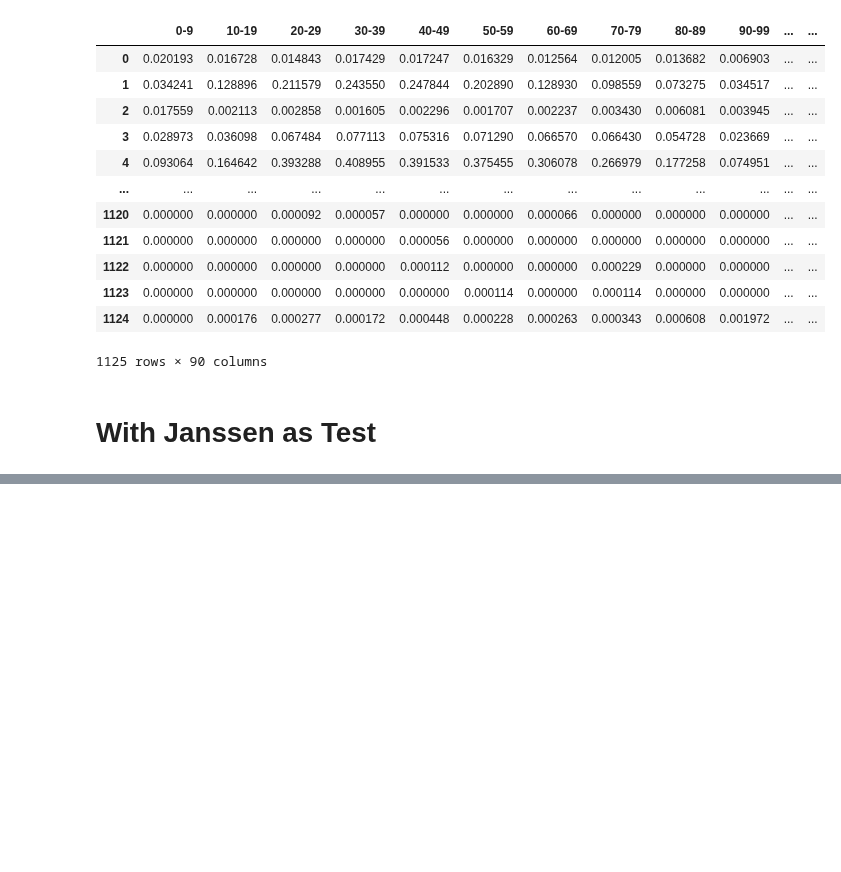
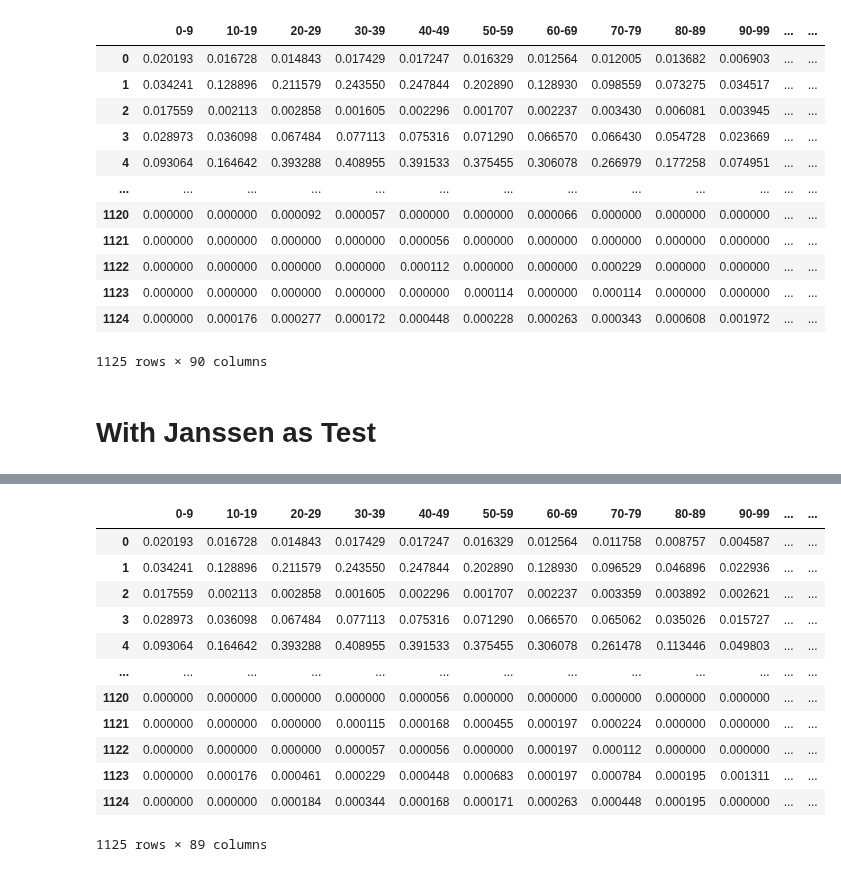
Before and after one commit to ZaNioxX/Masterarbeit, a Jupyter notebook: Machine_Learning/create_embeddings.ipynb, the cells around one changed output, grey strips where cells are left out. Drawn from its saved outputs; the diff is of its cells as text; code cells hidden in the pictures; blank space fills up the shorter version.

```diff
--- a/Machine_Learning/create_embeddings.ipynb
+++ b/Machine_Learning/create_embeddings.ipynb
@@ -183,0 +531,5 @@ y_test.to_csv('../Machine_Learning/y_test_Janssen.csv', index=False)
+# %%
+X = df[['symptom']]
+y = df['y_true']
+print(X.shape)
+print(y.shape)
@@ -183,0 +558,9 @@ y_test.to_csv('../Machine_Learning/y_test_Janssen.csv', index=False)
+# %%
+embedding_info = ce.get_embedding_info(X)
+X_encoded, encoders = ce.get_label_encoded_data(X)
+
+X_train, X_test, y_train, y_test = train_test_split(X_encoded, y)
+
+# Get embeddings
+embeddings = ce.get_embeddings(X_train, y_train, categorical_embedding_info=embedding_info,
+                               is_classification=True, epochs=100, batch_size=256)
@@ -183,0 +585,3 @@ y_test.to_csv('../Machine_Learning/y_test_Janssen.csv', index=False)
+# %%
+df_embedded = ce.fit_transform(df, embeddings=embeddings, encoders=encoders, drop_categorical_vars=True)
+df_embedded.head()
@@ -183,0 +596,24 @@ y_test.to_csv('../Machine_Learning/y_test_Janssen.csv', index=False)
+# %%
+num_attribs = ['0-9', '10-19', '20-29', '30-39', '40-49', '50-59', '60-69', '70-79', '80-89', '90-99', '100-109',
+               '110-119', 'NUMDAYS_0-1', 'NUMDAYS_2-3', 'NUMDAYS_4-5', 'NUMDAYS_6-7', 'NUMDAYS_8-9', 'NUMDAYS_10-11',
+               'NUMDAYS_12-13', 'NUMDAYS_14+', 'DIED', 'L_THREAT', 'HOSPITAL', 'X_STAY', 'DISABLE', 'BIRTH_DEFECT',
+               'DE', 'De', 'dE', 'de', 'SERIOUS Y', 'SERIOUS N', 'SEX_M', 'SEX_F', 'SEX_U']
+
+# Separate features and target
+X = df_embedded.drop(columns=['y_true'])
+y_true = df_embedded['y_true']
+
+num_pipeline = Pipeline([
+    ('imputer', SimpleImputer(strategy='mean')),
+    ('min_max_scaler', MinMaxScaler())
+])
+
+full_pipeline = ColumnTransformer([
+    ('num', num_pipeline, num_attribs)
+], remainder='passthrough')
+
+# Apply transformation
+X_transformed = full_pipeline.fit_transform(X)
+
+# Combine the transformed features with the target
+df_transformed = pd.DataFrame(X_transformed, columns=X.columns)
@@ -183,0 +640,16 @@ y_test.to_csv('../Machine_Learning/y_test_Janssen.csv', index=False)
+# %%
+df_transformed
+# %% [output]
+|  | 0-9 | 10-19 | 20-29 | 30-39 | 40-49 | 50-59 | 60-69 | 70-79 | 80-89 | 90-99 | ... | ... |
+| 0 | 0.020193 | 0.016728 | 0.014843 | 0.017429 | 0.017247 | 0.016329 | 0.012564 | 0.011758 | 0.008757 | 0.004587 | ... | ... |
+| 1 | 0.034241 | 0.128896 | 0.211579 | 0.243550 | 0.247844 | 0.202890 | 0.128930 | 0.096529 | 0.046896 | 0.022936 | ... | ... |
+| 2 | 0.017559 | 0.002113 | 0.002858 | 0.001605 | 0.002296 | 0.001707 | 0.002237 | 0.003359 | 0.003892 | 0.002621 | ... | ... |
+| 3 | 0.028973 | 0.036098 | 0.067484 | 0.077113 | 0.075316 | 0.071290 | 0.066570 | 0.065062 | 0.035026 | 0.015727 | ... | ... |
+| 4 | 0.093064 | 0.164642 | 0.393288 | 0.408955 | 0.391533 | 0.375455 | 0.306078 | 0.261478 | 0.113446 | 0.049803 | ... | ... |
+| ... | ... | ... | ... | ... | ... | ... | ... | ... | ... | ... | ... | ... |
+| 1120 | 0.000000 | 0.000000 | 0.000000 | 0.000000 | 0.000056 | 0.000000 | 0.000000 | 0.000000 | 0.000000 | 0.000000 | ... | ... |
+| 1121 | 0.000000 | 0.000000 | 0.000000 | 0.000115 | 0.000168 | 0.000455 | 0.000197 | 0.000224 | 0.000000 | 0.000000 | ... | ... |
+| 1122 | 0.000000 | 0.000000 | 0.000000 | 0.000057 | 0.000056 | 0.000000 | 0.000197 | 0.000112 | 0.000000 | 0.000000 | ... | ... |
+| 1123 | 0.000000 | 0.000176 | 0.000461 | 0.000229 | 0.000448 | 0.000683 | 0.000197 | 0.000784 | 0.000195 | 0.001311 | ... | ... |
+| 1124 | 0.000000 | 0.000000 | 0.000184 | 0.000344 | 0.000168 | 0.000171 | 0.000263 | 0.000448 | 0.000195 | 0.000000 | ... | ... |
+1125 rows × 89 columns
```
Also changed, not shown: parts of 23 cells of this notebook, 18 other files.
